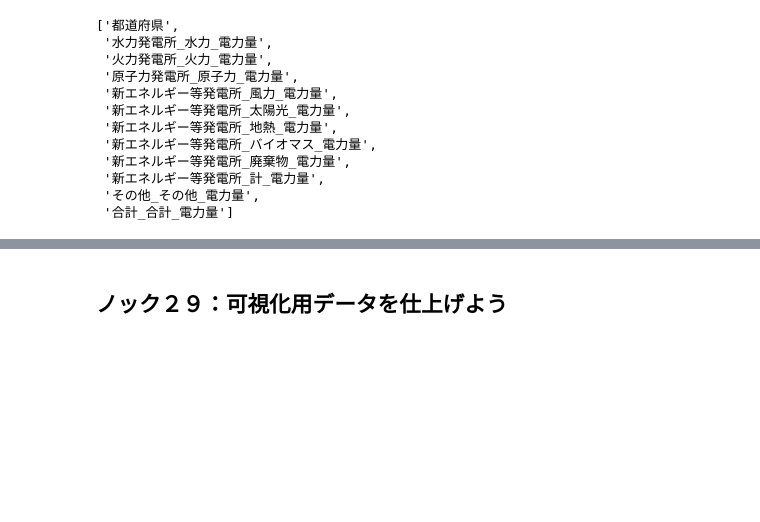
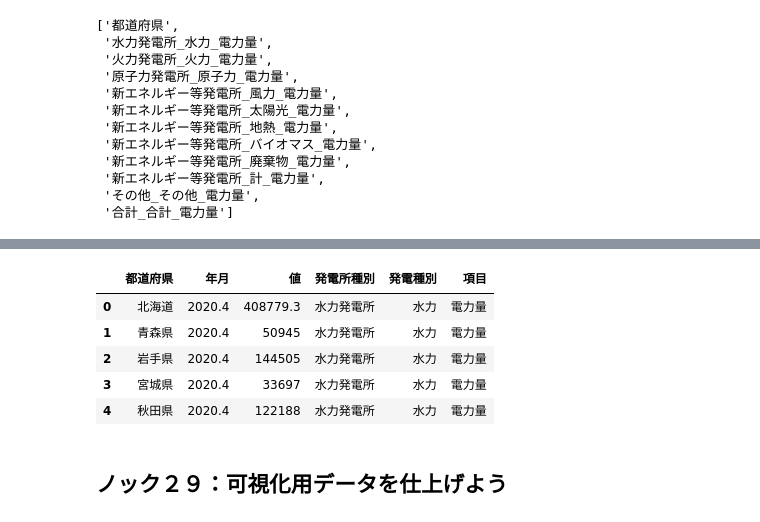
Before and after one commit to shake345/Python100knock, a Jupyter notebook: 2章.ipynb, the cells around one changed output, grey strips where cells are left out. Saved outputs shown, nothing was run; the diff lists cells and outputs as text; code cells hidden in the pictures; blank space fills up the shorter version.

```diff
--- a/2章.ipynb
+++ b/2章.ipynb
@@ -346,2 +363,18 @@ cols_ca
+# %%
+ca_datas['火力発電所_火力_電力量'] = ca_datas['火力発電所_火力_電力量'] - ca_datas['新エネルギー等発電所_バイオマス_電力量'] - ca_datas['新エネルギー等発電所_廃棄物_電力量']
+# ca_datas.drop(['合計_合計_電力量','新エネルギー等発電所_計_電力量'],axis=1,inplace=True)
+ca_datas_v = pd.melt(ca_datas, id_vars=['都道府県','年月'],var_name='変数名',value_name='値')
+var_data = ca_datas_v['変数名'].str.split('_',expand=True)
+var_data.columns = ['発電所種別','発電種別','項目']
+ca_datas_v = pd.concat([ca_datas_v, var_data],axis=1)
+ca_datas_v.drop(['変数名'],axis=1,inplace=True)
+ca_datas_v.head()
+# %% [output]
+|  | 都道府県 | 年月 | 値 | 発電所種別 | 発電種別 | 項目 |
+| 0 | 北海道 | 2020.4 | 408779.3 | 水力発電所 | 水力 | 電力量 |
+| 1 | 青森県 | 2020.4 | 50945 | 水力発電所 | 水力 | 電力量 |
+| 2 | 岩手県 | 2020.4 | 144505 | 水力発電所 | 水力 | 電力量 |
+| 3 | 宮城県 | 2020.4 | 33697 | 水力発電所 | 水力 | 電力量 |
+| 4 | 秋田県 | 2020.4 | 122188 | 水力発電所 | 水力 | 電力量 |
 # %% [markdown]
 ## ノック２９：可視化用データを仕上げよう
```
Also changed, not shown: parts of 8 cells of this notebook.
